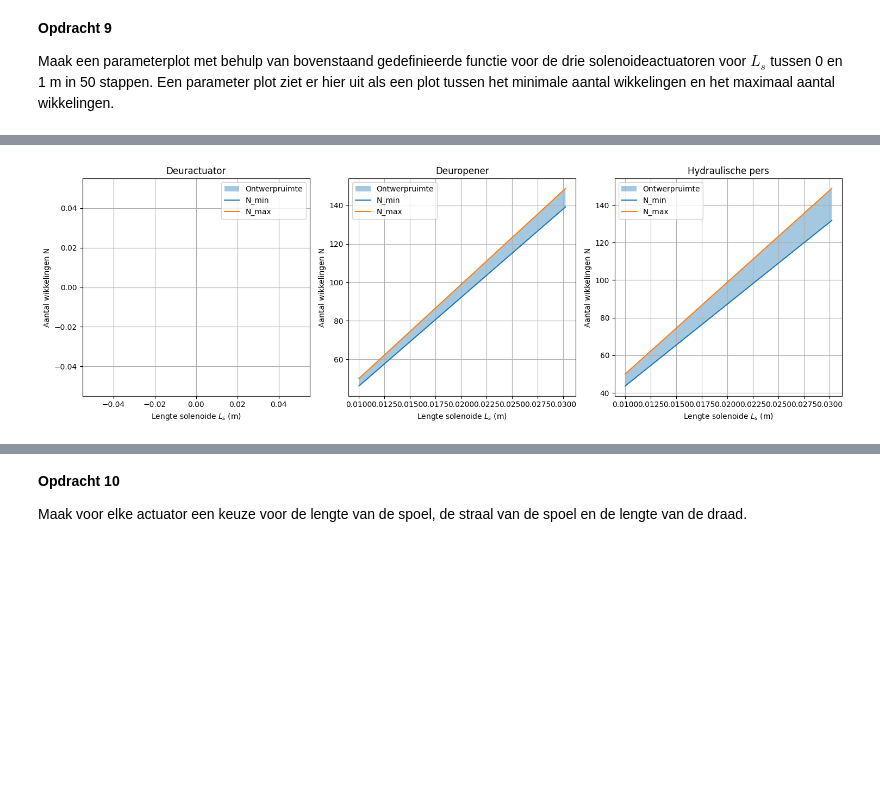
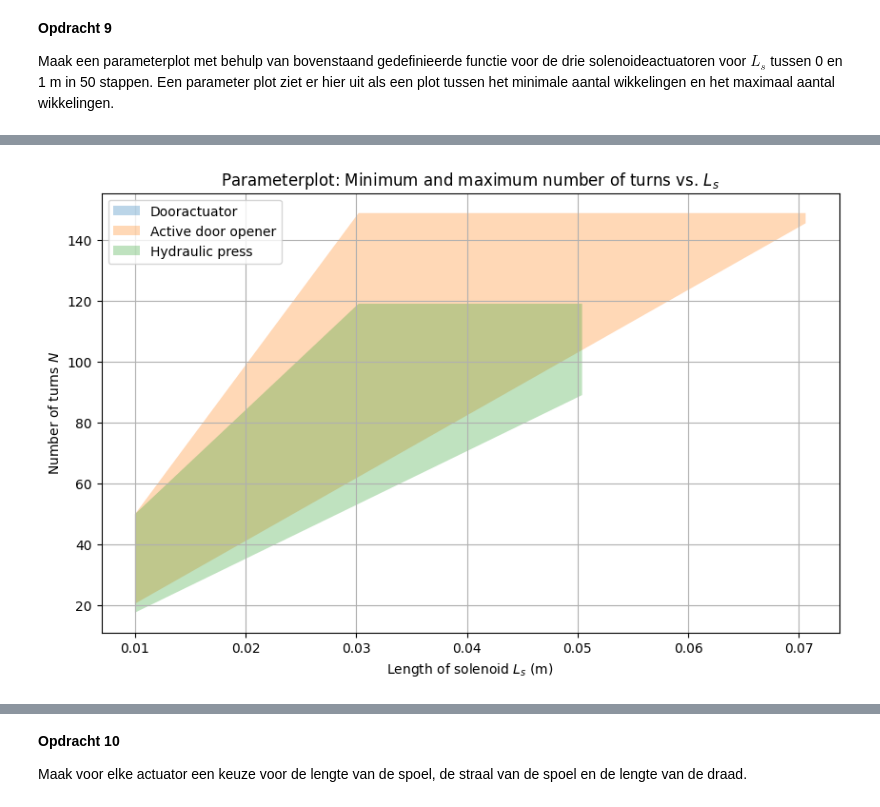
Before and after one commit to pieterbroerse/opdrachten-DEF-D, a Jupyter notebook: DigitaleOntwerpopdrachten/2KrachtactuatorOpdracht/KrachtactuatorOpdracht.ipynb, the cells around one changed output, grey strips where cells are left out. Cells and saved outputs as stored; diff of their text form; code cells hidden in the pictures; blank space fills up the shorter version.

```diff
--- a/DigitaleOntwerpopdrachten/2KrachtactuatorOpdracht/KrachtactuatorOpdracht.ipynb
+++ b/DigitaleOntwerpopdrachten/2KrachtactuatorOpdracht/KrachtactuatorOpdracht.ipynb
@@ -195,80 +195,36 @@ Text(0, 0.5, 'y')
 
 Maak een parameterplot met behulp van bovenstaand gedefinieerde functie voor de drie solenoideactuatoren voor $L_s$ tussen 0 en 1 m in 50 stappen. Een parameter plot ziet er hier uit als een plot tussen het minimale aantal wikkelingen en het maximaal aantal wikkelingen.
 # %%
-# Parameters deuractuator
+# Parameters for 3 actuators
 actuators = [
-    {
-        'naam': 'Deuractuator',
-        'F_min': 40,
-        'r_s': 0.01,
-        'I': 0.5,
-        'V': 9,
-        'r_d': 0.1e-3 / 2,
-        'mu_r': 1000
-    },
-    {
-        'naam': 'Deuropener',
-        'F_min': 67,
-        'r_s': 0.02,
-        'I': 2,
-        'V': 20,
-        'r_d': 0.2e-3 / 2,
-        'mu_r': 1000
-    },
-    {
-        'naam': 'Hydraulische pers',
-        'F_min': 60,
-        'r_s': 0.02,
-        'I': 2,
-        'V': 20,
-        'r_d': 0.2e-3 / 2,
-        'mu_r': 1000
-    }
+    # Dooractuator (given in assignment)
+    {'F_min': 40, 'r_s': 0.01, 'r_d': 0.00005, 'I': 0.5, 'mu_r': 5000, 'V': 9},
+    # Automatic door opener (chosen by me)
+    {'F_min': 67, 'r_s': 0.02, 'r_d': 0.0001, 'I': 2, 'mu_r': 5000, 'V': 20},
+    # Hydraulic press (miniature kitchen application)
+    {'F_min': 77, 'r_s': 0.025, 'r_d': 0.0001, 'I': 2, 'mu_r': 5000, 'V': 20},
 ]
 
-L_s_array = np.linspace(0.01, 1, 50)
 
-fig, axes = plt.subplots(1, 3, figsize=(15, 5))
+L_s_values = np.linspace(0.01, 1, 50)  # Starting at 0.01 m to avoid division by 0
+plt.figure(figsize=(10,6))
 
-for ax, act in zip(axes, actuators):
-    N_min_list = []
-    N_max_list = []
-    L_s_valid = []
+for idx, act in enumerate(actuators):
+    N_min_list, N_max_list = [], []
+    for L_s in L_s_values:
+        N_min, N_max = aantal_wikkelingen(
+            act['F_min'], L_s, act['r_s'], act['I'], act['mu_r'], act['r_d'], act['V']
+        )
+        N_min_list.append(N_min if N_min != 'NaN' else np.nan)
+        N_max_list.append(N_max if N_max != 'NaN' else np.nan)
+    plt.fill_between(L_s_values, N_min_list, N_max_list, alpha=0.3, label=f'Actuator {idx+1}')
 
-    for L_s in L_s_array:
-        N_min, N_max = aantal_wikkelingen(
-            act['F_min'], L_s, act['r_s'], act['I'],
-            act['mu_r'], act['r_d'], act['V']
-        )
-        if N_min != 'NaN':
-            N_min_list.append(N_min)
-            N_max_list.append(N_max)
-            L_s_valid.append(L_s)
-
-    ax.fill_between(L_s_valid, N_min_list, N_max_list, alpha=0.4, label='Ontwerpruimte')
-    ax.plot(L_s_valid, N_min_list, label='N_min')
-    ax.plot(L_s_valid, N_max_list, label='N_max')
-    ax.set_title(act['naam'])
-    ax.set_xlabel('Lengte solenoide $L_s$ (m)')
-    ax.set_ylabel('Aantal wikkelingen N')
-    ax.legend()
-    ax.grid(True)
-
-plt.tight_layout()
+plt.xlabel('Length of solenoid $L_s$ (m)')
+plt.ylabel('Number of turns $N$')
+plt.title('Parameterplot: Minimum and maximum number of turns vs. $L_s$')
+plt.legend(['Dooractuator', 'Active door opener', 'Hydraulic press'])
+plt.grid()
 plt.show()
-
-act = actuators[0]  # deuractuator
-L_s = 0.5
-
-N_min = np.sqrt((2 * act['F_min'] * L_s**2) / (mu_0 * np.pi * act['r_s']**2 * act['I']**2 * (act['mu_r'] - 1)))
-N_max_1 = L_s / (2 * act['r_d'])
-N_max_2 = (act['V'] * np.pi * act['r_d']**2) / (act['I'] * 1.68e-8) / (2 * np.pi * act['r_s'])
-N_max = min(N_max_1, N_max_2)
-
-print(f"N_min = {N_min:.1f}")
-print(f"N_max_1 (draaddikte) = {N_max_1:.1f}")
-print(f"N_max_2 (draadlengte) = {N_max_2:.1f}")
-print(f"N_max = {N_max:.1f}")
 # %% [output]
 The design with 0.0 unit has no workable solution
 The design with 0.0 unit has no workable solution
@@ -286,5 +242,5 @@ The design with 0.2 unit has no workable solution
 The design with 0.9 unit has no workable solution
 The design with 1.0 unit has no workable solution
 The design with 1.0 unit has no workable solution
 The design with 1.0 unit has no workable solution
-[figure, old version]
+[figure, new version]
```
Also changed, not shown: parts of 11 cells of this notebook.
